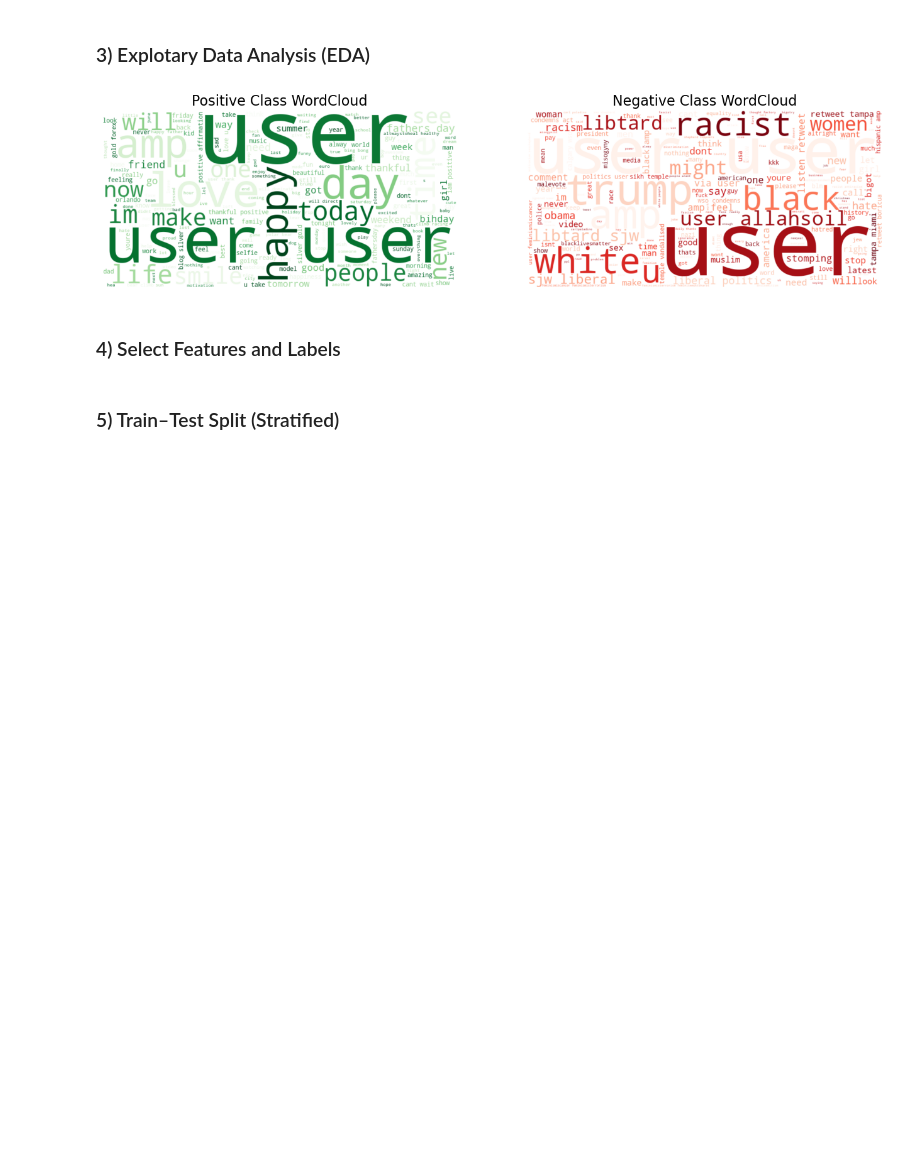
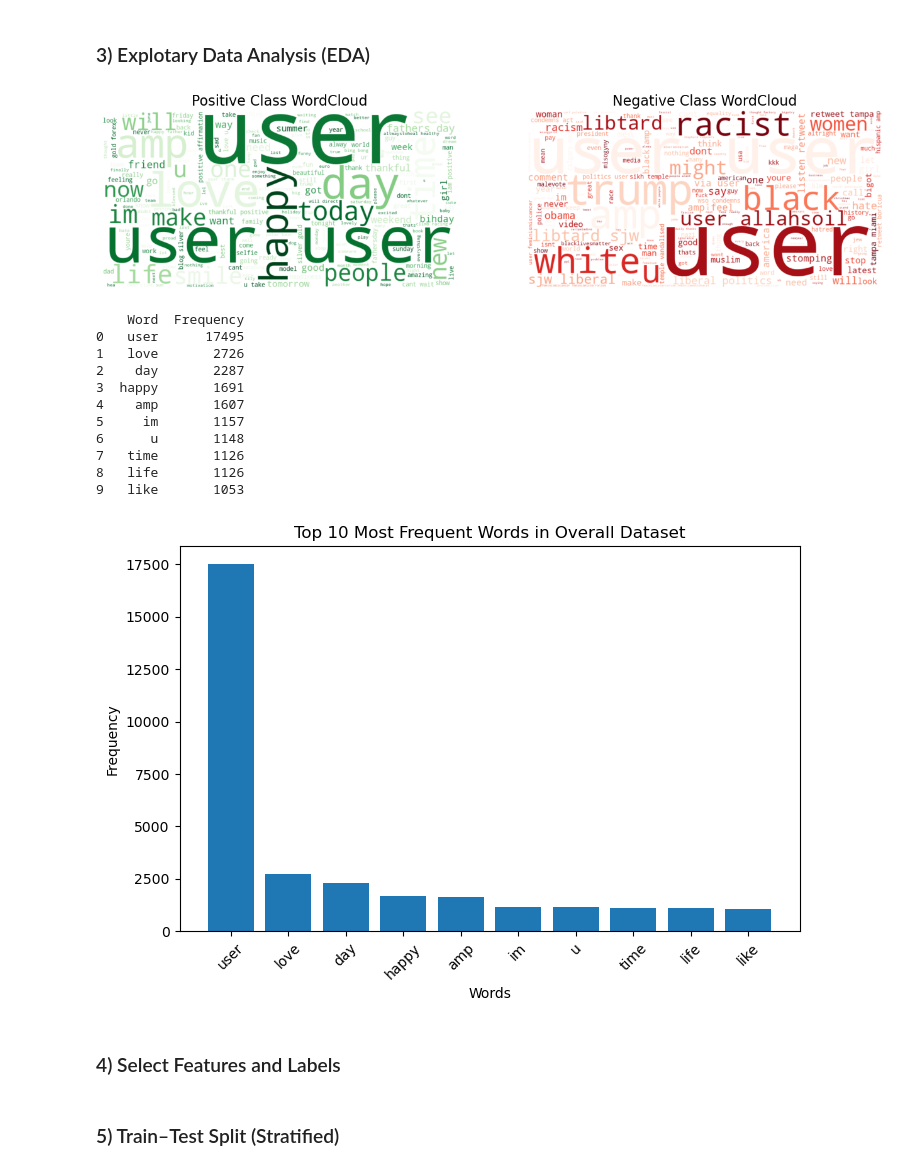
Before and after one commit to pabisha0098/Applied-Machine-Learning, a Jupyter notebook: 22067308 Pabisha Bhatta.ipynb, the cells around one changed output. Cells and saved outputs as stored; diff of their text form; code cells hidden in the pictures; blank space fills up the shorter version.

```diff
--- a/22067308 Pabisha Bhatta.ipynb
+++ b/22067308 Pabisha Bhatta.ipynb
@@ -142,6 +143,48 @@ plt.title("Negative Class WordCloud", fontsize=16)
 plt.show()
 # %% [output]
 [figure]
+# %%
+all_text = " ".join(df['tweet'].astype(str))
+
+def clean_text_basic(text):
+    text = text.lower()
+    text = re.sub(r'[^a-z\s]', '', text)
+    words = text.split()
+    words = [w for w in words if w not in stop_words]
+    return words
+
+# clean and tokenize
+words = clean_text_basic(all_text)
+
+# get top 10 most common words
+word_freq = Counter(words)
+top_10_words = word_freq.most_common(10)
+
+# convert to dataframe
+top_10_df = pd.DataFrame(top_10_words, columns=['Word', 'Frequency'])
+print(top_10_df)
+
+# plot bar chart
+plt.figure(figsize=(8,5))
+plt.bar(top_10_df['Word'], top_10_df['Frequency'])
+plt.title("Top 10 Most Frequent Words in Overall Dataset")
+plt.xlabel("Words")
+plt.ylabel("Frequency")
+plt.xticks(rotation=45)
+plt.show()
+# %% [output]
+    Word  Frequency
+0   user      17495
+1   love       2726
+2    day       2287
+3  happy       1691
+4    amp       1607
+5     im       1157
+6      u       1148
+7   time       1126
+8   life       1126
+9   like       1053
+[figure, added]
 # %% [markdown]
 ### 4) Select Features and Labels
 # %%
```
Also changed, not shown: parts of 1 cell of this notebook.
